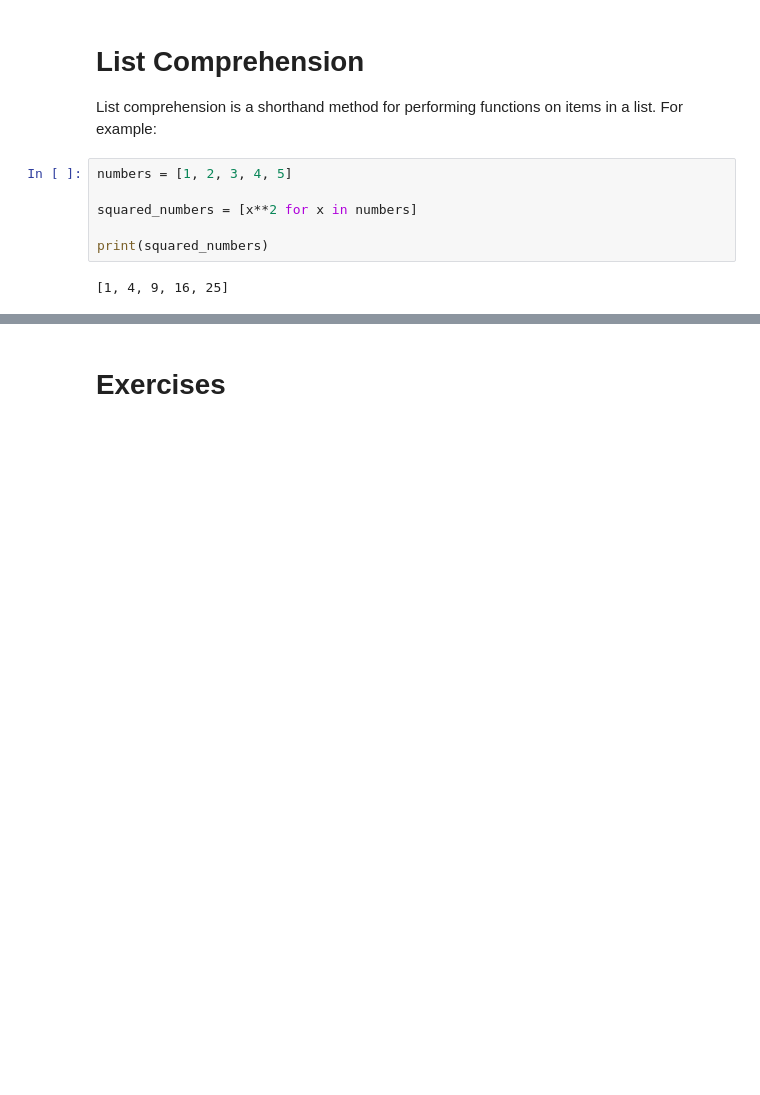
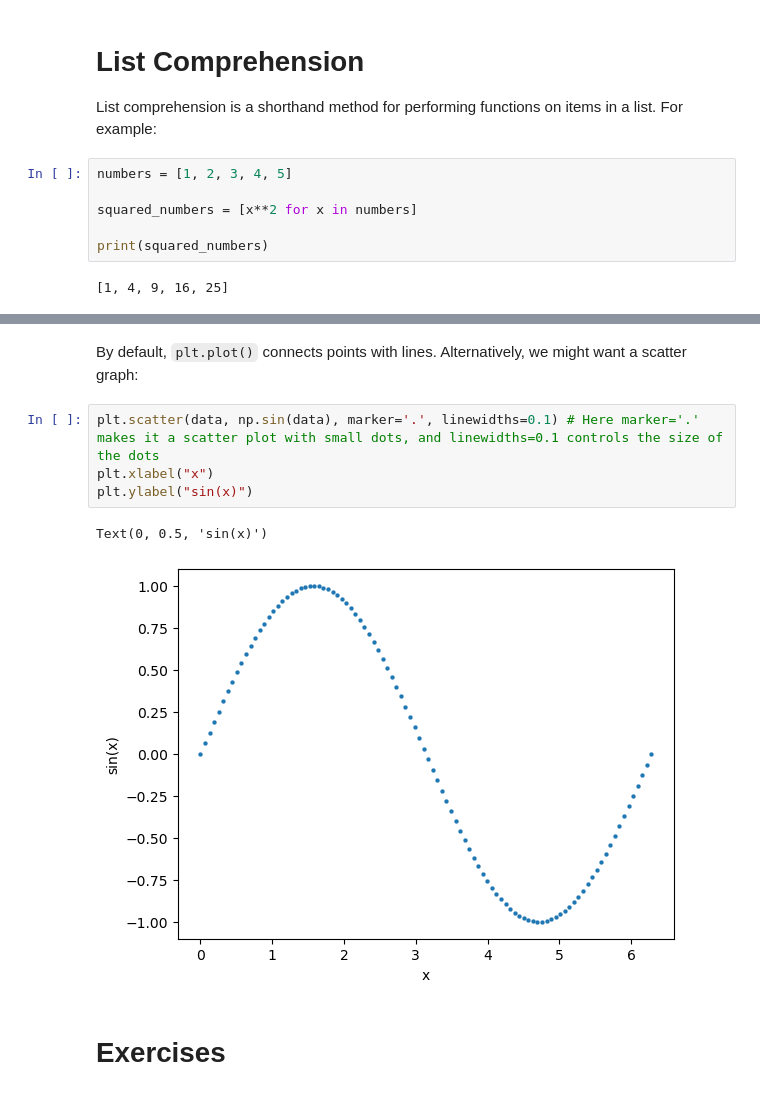
Before and after one commit to henry-ald/python-tutorial-WEW2025, a Jupyter notebook: notebooks/part3.ipynb, the cells around one changed output, grey strips where cells are left out. Drawn from its saved outputs; the diff is of its cells as text; blank space fills up the shorter version.

```diff
--- a/notebooks/part3.ipynb
+++ b/notebooks/part3.ipynb
@@ -54,2 +72,11 @@ print(squared_numbers)
+# %% [markdown]
+By default, `plt.plot()` connects points with lines. Alternatively, we might want a scatter graph:
+# %%
+plt.scatter(data, np.sin(data), marker='.', linewidths=0.1) # Here marker='.' makes it a scatter plot with small dots, and linewidths=0.1 controls the size of the dots
+plt.xlabel("x")
+plt.ylabel("sin(x)")
+# %% [output]
+Text(0, 0.5, 'sin(x)')
+[figure, added]
 # %% [markdown]
 # Exercises
```
Also changed, not shown: parts of 2 cells of this notebook.
